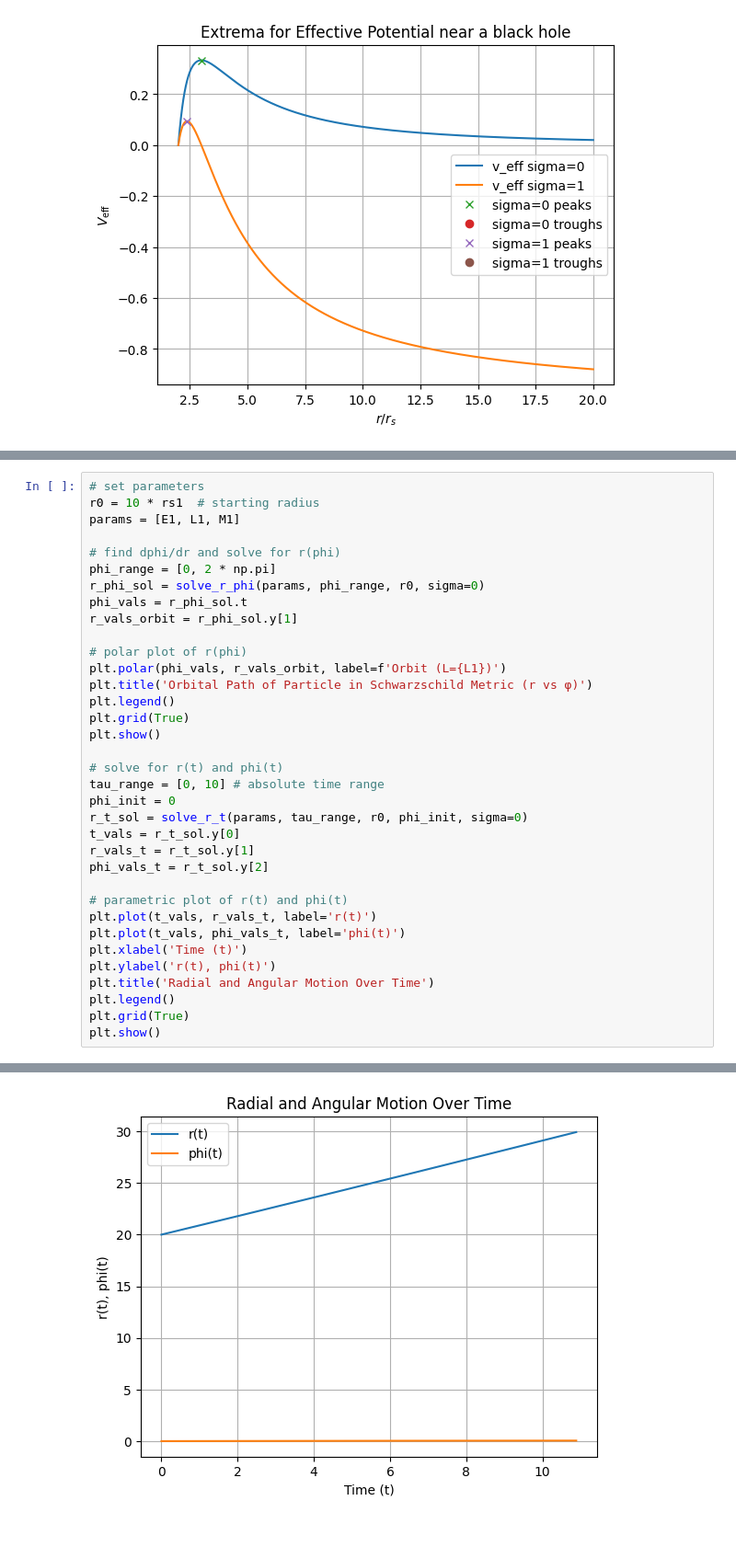
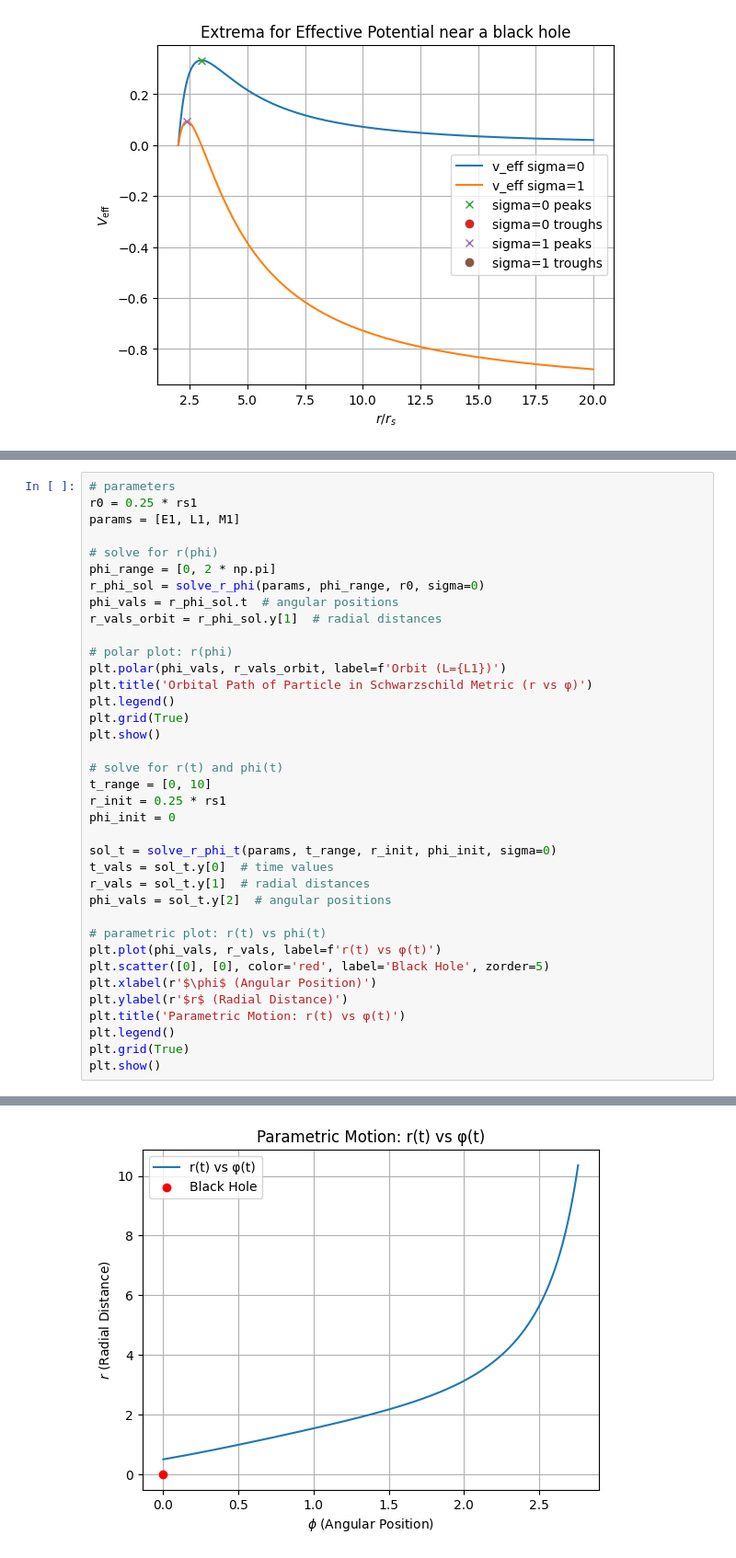
Before and after one commit to AdamSmithOrlik/quantum-black-holes, a Jupyter notebook: sue/code-draft.ipynb, the cells around one changed output, grey strips where cells are left out. Shown at 92% size. Saved outputs shown, nothing was run; the diff lists cells and outputs as text; blank space fills up the shorter version.

```diff
--- a/sue/code-draft.ipynb
+++ b/sue/code-draft.ipynb
@@ -230,16 +233,16 @@ def solve_r_t(params, tau_range, r_init, phi_init, sigma=0):
     return sol
 # %%
-# set parameters
-r0 = 10 * rs1  # starting radius
+# parameters
+r0 = 0.25 * rs1
 params = [E1, L1, M1]
 
-# find dphi/dr and solve for r(phi)
+# solve for r(phi)
 phi_range = [0, 2 * np.pi]
 r_phi_sol = solve_r_phi(params, phi_range, r0, sigma=0)
-phi_vals = r_phi_sol.t
-r_vals_orbit = r_phi_sol.y[1]
+phi_vals = r_phi_sol.t  # angular positions
+r_vals_orbit = r_phi_sol.y[1]  # radial distances
 
-# polar plot of r(phi)
+# polar plot: r(phi)
 plt.polar(phi_vals, r_vals_orbit, label=f'Orbit (L={L1})')
 plt.title('Orbital Path of Particle in Schwarzschild Metric (r vs φ)')
 plt.legend()
@@ -247,19 +250,21 @@ plt.grid(True)
 plt.show()
 
 # solve for r(t) and phi(t)
-tau_range = [0, 10] # absolute time range
+t_range = [0, 10]
+r_init = 0.25 * rs1
 phi_init = 0
-r_t_sol = solve_r_t(params, tau_range, r0, phi_init, sigma=0)
-t_vals = r_t_sol.y[0]
-r_vals_t = r_t_sol.y[1]
-phi_vals_t = r_t_sol.y[2]
 
-# parametric plot of r(t) and phi(t)
-plt.plot(t_vals, r_vals_t, label='r(t)')
-plt.plot(t_vals, phi_vals_t, label='phi(t)')
-plt.xlabel('Time (t)')
-plt.ylabel('r(t), phi(t)')
-plt.title('Radial and Angular Motion Over Time')
+sol_t = solve_r_phi_t(params, t_range, r_init, phi_init, sigma=0)
+t_vals = sol_t.y[0]  # time values
+r_vals = sol_t.y[1]  # radial distances
+phi_vals = sol_t.y[2]  # angular positions
+
+# parametric plot: r(t) vs phi(t)
+plt.plot(phi_vals, r_vals, label=f'r(t) vs φ(t)')
+plt.scatter([0], [0], color='red', label='Black Hole', zorder=5)
+plt.xlabel(r'$\phi$ (Angular Position)')
+plt.ylabel(r'$r$ (Radial Distance)')
+plt.title('Parametric Motion: r(t) vs φ(t)')
 plt.legend()
 plt.grid(True)
 plt.show()
@@ -268 +273 @@ plt.show()
-[figure, old version]
+[figure, new version]
```
Also changed, not shown: parts of 4 cells of this notebook.
